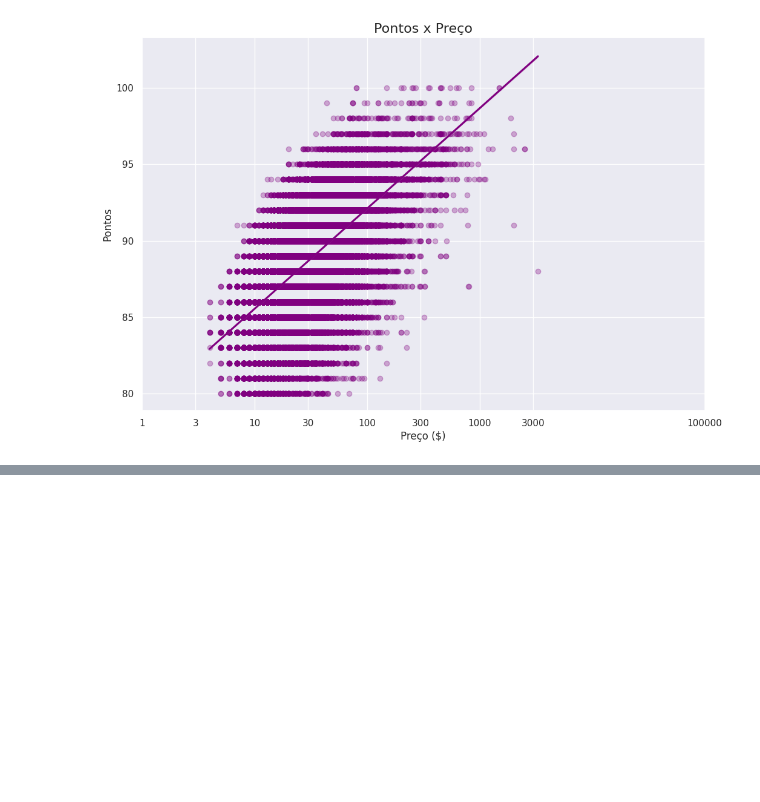
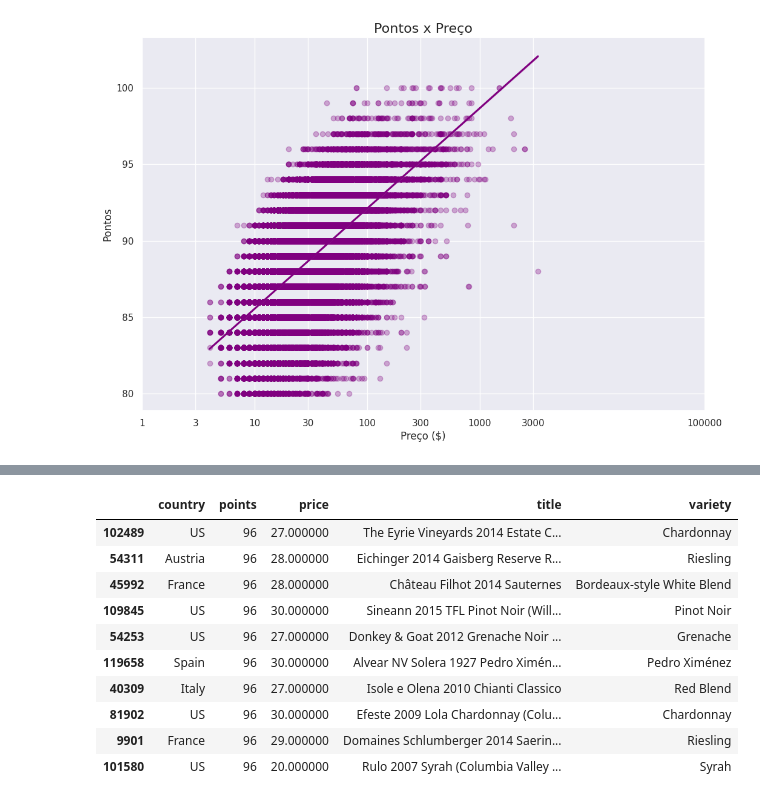
Before and after one commit to rafaelnogueira98/EDA---Vinhos, a Jupyter notebook: EDA_Vinhos.ipynb, the cells around one changed output, grey strips where cells are left out. Cells and saved outputs as stored; diff of their text form; code cells hidden in the pictures; blank space fills up the shorter version.

```diff
--- a/EDA_Vinhos.ipynb
+++ b/EDA_Vinhos.ipynb
@@ -375,0 +483,17 @@ Text(0, 0.5, 'Pontos')
+# %%
+# top 10 vinhos custando entre $30 e $50
+entre_30_50 = df2.query("price >= 30 and price <= 50")
+entre_30_50 = entre_30_50.sort_values(by="points", ascending=False)[:10]
+entre_15_30.style.background_gradient(cmap="YlOrRd", high=0.5, subset=["price"])
+# %% [output]
+|  | country | points | price | title | variety |
+| 102489 | US | 96 | 27.000000 | The Eyrie Vineyards 2014 Estate C... | Chardonnay |
+| 54311 | Austria | 96 | 28.000000 | Eichinger 2014 Gaisberg Reserve R... | Riesling |
+| 45992 | France | 96 | 28.000000 | Château Filhot 2014 Sauternes | Bordeaux-style White Blend |
+| 109845 | US | 96 | 30.000000 | Sineann 2015 TFL Pinot Noir (Will... | Pinot Noir |
+| 54253 | US | 96 | 27.000000 | Donkey & Goat 2012 Grenache Noir ... | Grenache |
+| 119658 | Spain | 96 | 30.000000 | Alvear NV Solera 1927 Pedro Ximén... | Pedro Ximénez |
+| 40309 | Italy | 96 | 27.000000 | Isole e Olena 2010 Chianti Classico | Red Blend |
+| 81902 | US | 96 | 30.000000 | Efeste 2009 Lola Chardonnay (Colu... | Chardonnay |
+| 9901 | France | 96 | 29.000000 | Domaines Schlumberger 2014 Saerin... | Riesling |
+| 101580 | US | 96 | 20.000000 | Rulo 2007 Syrah (Columbia Valley ... | Syrah |
```
Also changed, not shown: parts of 9 cells of this notebook.
